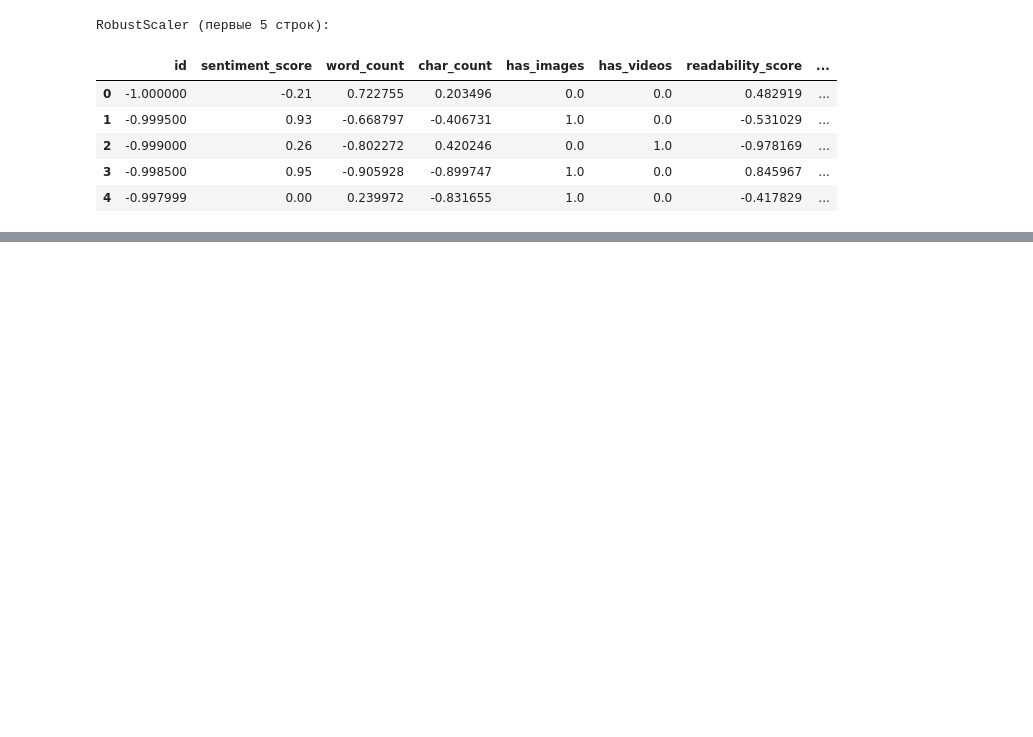
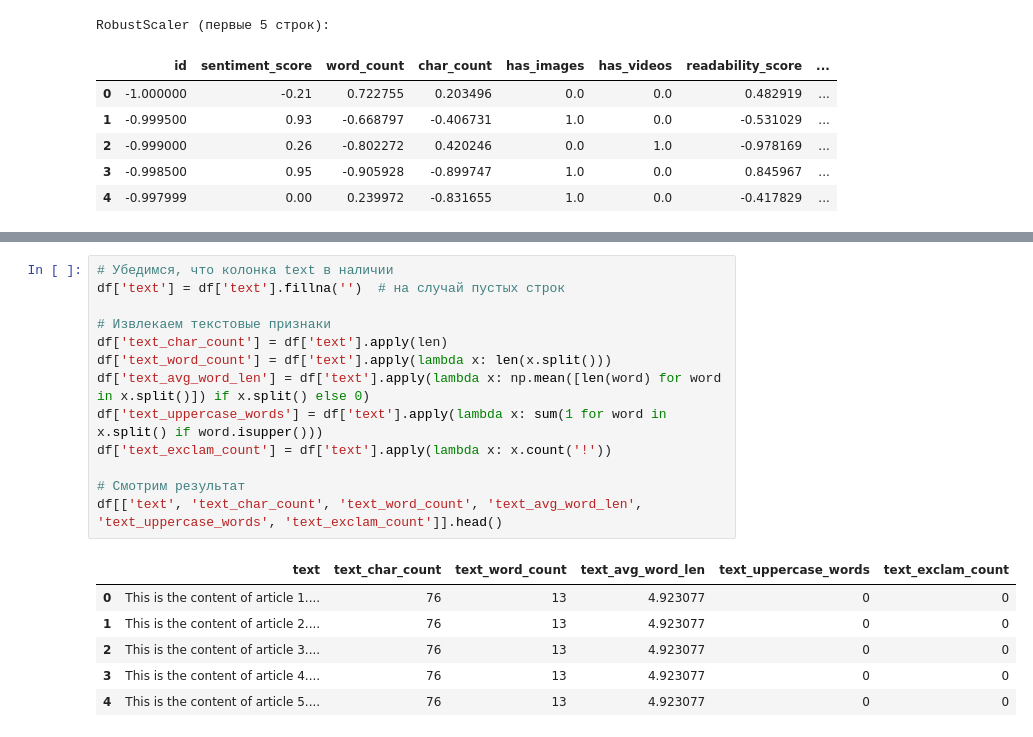
Before and after one commit to daradanci/MMO_2025, a Jupyter notebook: notes/LR3_MMO.ipynb, the cells around one changed output, grey strips where cells are left out. Saved outputs shown, nothing was run; the diff lists cells and outputs as text; blank space fills up the shorter version.

```diff
--- a/notes/LR3_MMO.ipynb
+++ b/notes/LR3_MMO.ipynb
@@ -124,0 +188,20 @@ RobustScaler (первые 5 строк):
+# %%
+# Убедимся, что колонка text в наличии
+df['text'] = df['text'].fillna('')  # на случай пустых строк
+
+# Извлекаем текстовые признаки
+df['text_char_count'] = df['text'].apply(len)
+df['text_word_count'] = df['text'].apply(lambda x: len(x.split()))
+df['text_avg_word_len'] = df['text'].apply(lambda x: np.mean([len(word) for word in x.split()]) if x.split() else 0)
+df['text_uppercase_words'] = df['text'].apply(lambda x: sum(1 for word in x.split() if word.isupper()))
+df['text_exclam_count'] = df['text'].apply(lambda x: x.count('!'))
+
+# Смотрим результат
+df[['text', 'text_char_count', 'text_word_count', 'text_avg_word_len', 'text_uppercase_words', 'text_exclam_count']].head()
+# %% [output]
+|  | text | text_char_count | text_word_count | text_avg_word_len | text_uppercase_words | text_exclam_count |
+| 0 | This is the content of article 1.... | 76 | 13 | 4.923077 | 0 | 0 |
+| 1 | This is the content of article 2.... | 76 | 13 | 4.923077 | 0 | 0 |
+| 2 | This is the content of article 3.... | 76 | 13 | 4.923077 | 0 | 0 |
+| 3 | This is the content of article 4.... | 76 | 13 | 4.923077 | 0 | 0 |
+| 4 | This is the content of article 5.... | 76 | 13 | 4.923077 | 0 | 0 |
```
Also changed, not shown: parts of 6 cells of this notebook.
